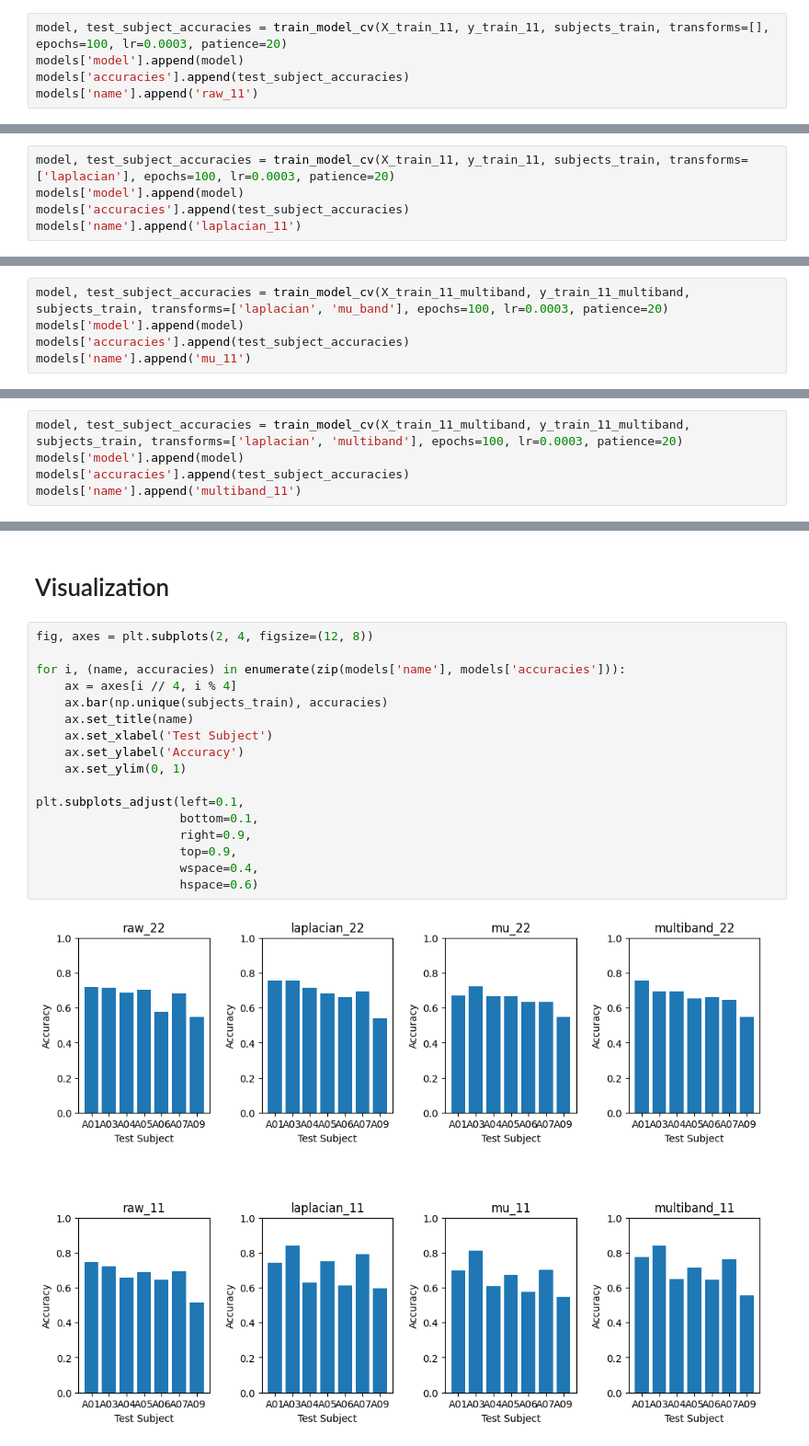
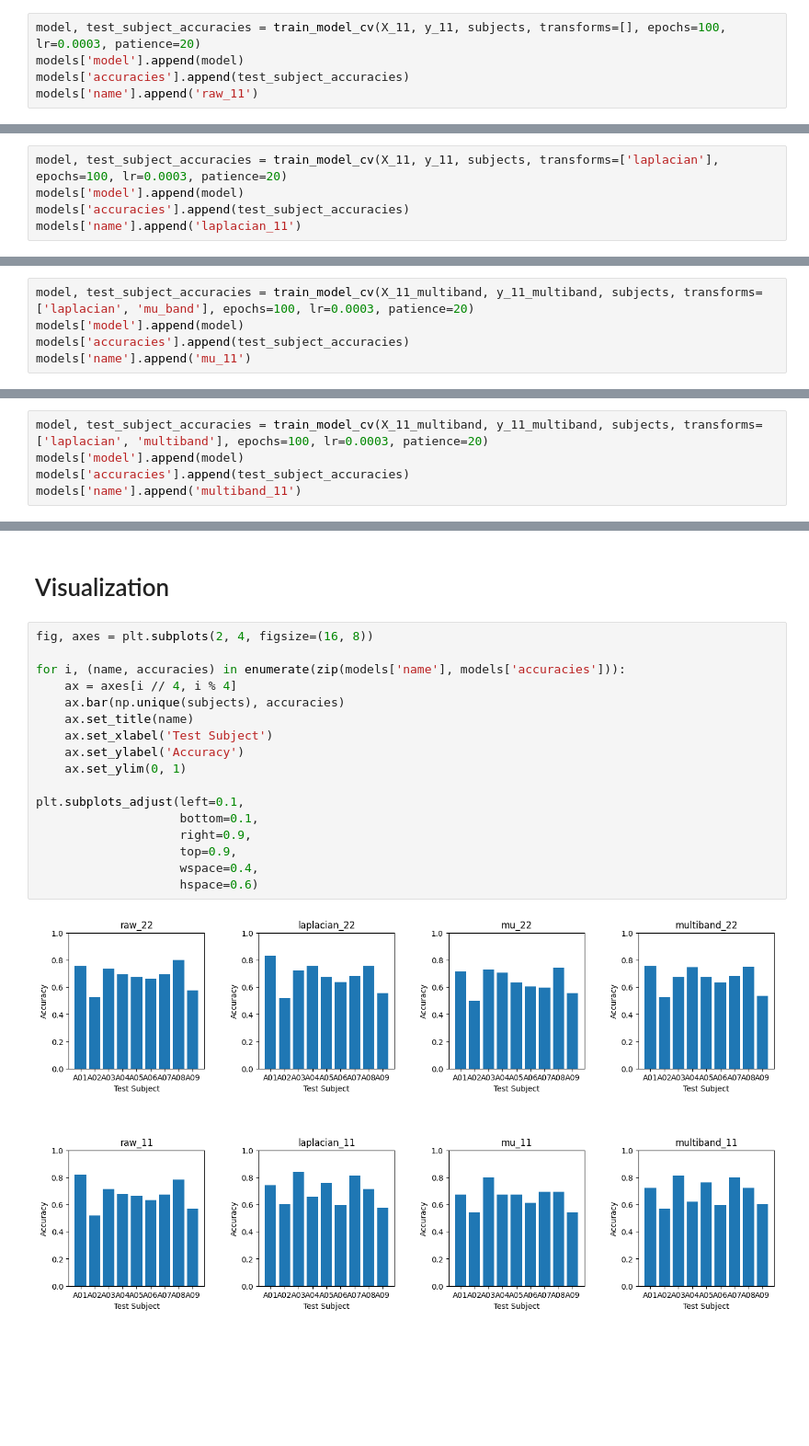
Before and after one commit to EnekoIsturitzSesma/Biosignal-ML-Analysis, a Jupyter notebook: notebooks/EEGNet.ipynb, the cells around one changed output, grey strips where cells are left out. Shown at 92% size. Cells and saved outputs as stored; diff of their text form; blank space fills up the shorter version.

Commit message:
LOSO cv with all 9 subjects

```diff
--- a/notebooks/EEGNet.ipynb
+++ b/notebooks/EEGNet.ipynb
@@ -200,7 +176,7 @@ Test Accuracy: 0.5903
 # %% [markdown]
 ## 11 channels (raw + normalization)
 # %%
-model, test_subject_accuracies = train_model_cv(X_train_11, y_train_11, subjects_train, transforms=[], epochs=100, lr=0.0003, patience=20)
+model, test_subject_accuracies = train_model_cv(X_11, y_11, subjects, transforms=[], epochs=100, lr=0.0003, patience=20)
 models['model'].append(model)
 models['accuracies'].append(test_subject_accuracies)
 models['name'].append('raw_11')
@@ -230,7 +204,7 @@ Test Accuracy: 0.6042
 # %% [markdown]
 ## 11 channels + laplacian filter on C3 and C4
 # %%
-model, test_subject_accuracies = train_model_cv(X_train_11, y_train_11, subjects_train, transforms=['laplacian'], epochs=100, lr=0.0003, patience=20)
+model, test_subject_accuracies = train_model_cv(X_11, y_11, subjects, transforms=['laplacian'], epochs=100, lr=0.0003, patience=20)
 models['model'].append(model)
 models['accuracies'].append(test_subject_accuracies)
 models['name'].append('laplacian_11')
@@ -260,7 +232,7 @@ Test Accuracy: 0.6007
 # %% [markdown]
 ## 11 channels - only mu band
 # %%
-model, test_subject_accuracies = train_model_cv(X_train_11_multiband, y_train_11_multiband, subjects_train, transforms=['laplacian', 'mu_band'], epochs=100, lr=0.0003, patience=20)
+model, test_subject_accuracies = train_model_cv(X_11_multiband, y_11_multiband, subjects, transforms=['laplacian', 'mu_band'], epochs=100, lr=0.0003, patience=20)
 models['model'].append(model)
 models['accuracies'].append(test_subject_accuracies)
 models['name'].append('mu_11')
@@ -290,7 +260,7 @@ Test Accuracy: 0.5972
 # %% [markdown]
 ## 11 channels - mu + beta band
 # %%
-model, test_subject_accuracies = train_model_cv(X_train_11_multiband, y_train_11_multiband, subjects_train, transforms=['laplacian', 'multiband'], epochs=100, lr=0.0003, patience=20)
+model, test_subject_accuracies = train_model_cv(X_11_multiband, y_11_multiband, subjects, transforms=['laplacian', 'multiband'], epochs=100, lr=0.0003, patience=20)
 models['model'].append(model)
 models['accuracies'].append(test_subject_accuracies)
 models['name'].append('multiband_11')
@@ -320,21 +288,21 @@ Test Accuracy: 0.5938
 # %% [markdown]
 # Visualization
 # %%
-fig, axes = plt.subplots(2, 4, figsize=(12, 8))
+fig, axes = plt.subplots(2, 4, figsize=(16, 8))
 
 for i, (name, accuracies) in enumerate(zip(models['name'], models['accuracies'])):
     ax = axes[i // 4, i % 4]
-    ax.bar(np.unique(subjects_train), accuracies)
+    ax.bar(np.unique(subjects), accuracies)
     ax.set_title(name)
     ax.set_xlabel('Test Subject')
     ax.set_ylabel('Accuracy')
     ax.set_ylim(0, 1)
 
 plt.subplots_adjust(left=0.1,
                     bottom=0.1,
                     right=0.9,
                     top=0.9,
                     wspace=0.4,
                     hspace=0.6)
 # %% [output]
-[figure, old version]
+[figure, new version]
```
Also changed, not shown: parts of 19 cells of this notebook, 4 other files.
